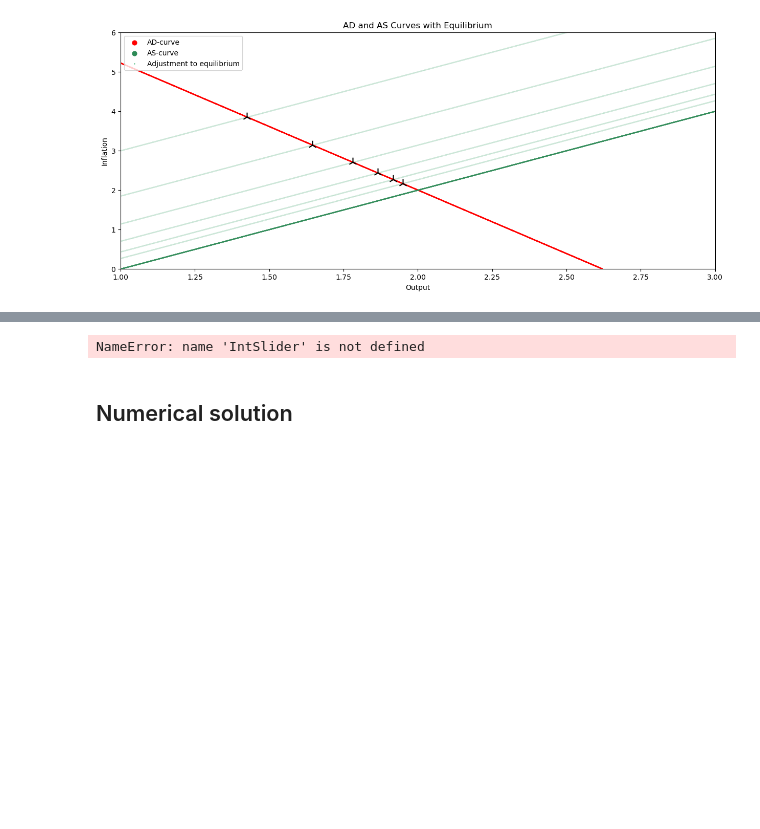
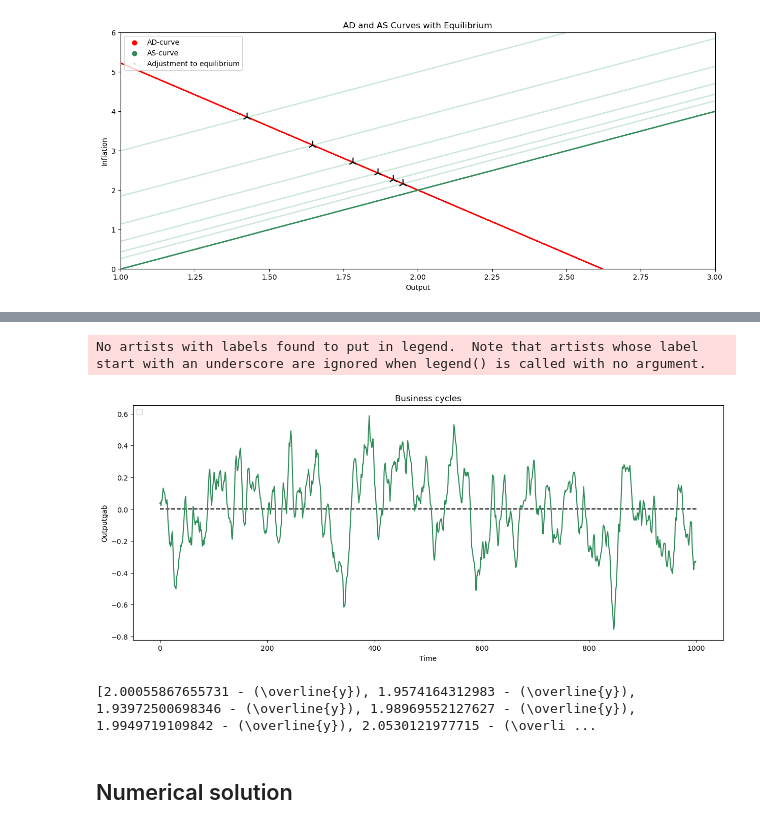
Before and after one commit to NumEconCopenhagen/projects-2024-anders-2-don-1, a Jupyter notebook: modelproject/modelproject.ipynb, the cells around one changed output, grey strips where cells are left out. Saved outputs shown, nothing was run; the diff lists cells and outputs as text; code cells hidden in the pictures; blank space fills up the shorter version.

```diff
--- a/modelproject/modelproject.ipynb
+++ b/modelproject/modelproject.ipynb
@@ -164,7 +164,7 @@ equilibrium_outputs = []
 
 inf_t_minus_one = 2
 #Creating the AD-curve visually:
-for i in range(7):
+for i in range(20):
     output_values_demand = []
     output_values_supply = []
     equilibrium_deviations = []
@@ -221,7 +221,7 @@ plt.scatter(AS_curves[0],inflation_values, s=0.1, color='seagreen', label='AS-cu
 
 
 #Plot the curves out of equilibrium
-for AS_curve in AS_curves[1:]:
+for AS_curve in AS_curves[1:7]:
     index = AS_curves.index(AS_curve)
     if index == 1:
         plt.scatter(AS_curve,inflation_values, s=0.001, color='mediumseagreen', label='Adjustment to equilibrium')
@@ -244,25 +286,25 @@ plt.figure(figsize=(15, 6))
 
 inflation_values = np.linspace(0,10,10000)
 
-AS_curves = []
-equilibrium_inflations = []
-equilibrium_outputs = []
 
+outputgabs = []
+
+lastshock = 0
 
 inf_t_minus_one = 2
 #Creating the AD-curve visually:
-for i in range(7):
+for i in range(1000):
     output_values_demand = []
     output_values_supply = []
     equilibrium_deviations = []
+    supply_shock = np.random.normal(0, 0.1)
+    s = 0.9*lastshock + supply_shock
     for inflation in inflation_values:
         #Assumptions
         y_bar,g_bar,alpha1, alpha2, pi_target, H, B, g, gamma = 2, 2, 1.2, 0.9, 2, 0.5, 0.5, 2, 2
 
-        if i == 1:
-            s = 3
-        else:
-            s = 0
+
+
 
 
 
@@ -276,56 +318,50 @@ for i in range(7):
 
 
         #Adding to lists
         output_values_demand.append(y_demand)
         output_values_supply.append(y_supply)
         equilibrium_deviations.append(equilibrium_deviation)
 
 
 
     AS_curves.append(output_values_supply)
 
 
 
 
     # Find the index of the minimum difference
     equilibrium_index = np.argmin(equilibrium_deviations)
     equilibrium_output = output_values_demand[equilibrium_index]
     equilibrium_inflation = inflation_values[equilibrium_index]
     inf_t_minus_one = equilibrium_inflation
 
+    outputgab = equilibrium_output - y_bar
 
-    equilibrium_inflations.append(equilibrium_inflation)
-    equilibrium_outputs.append(equilibrium_output)
-
-plt.xlim(1, 3)
-plt.ylim(0, 6)
-plt.scatter(output_values_demand,inflation_values, s=0.1, color='red', label='AD-curve')
-
-
-#Plot the equilibrium AS - curve
-plt.scatter(AS_curves[0],inflation_values, s=0.1, color='seagreen', label='AS-curve')
+    outputgabs.append(outputgab)
+    lastshock = s
 
 
 
-#Plot the curves out of equilibrium
-for AS_curve in AS_curves[1:]:
-    index = AS_curves.index(AS_curve)
-    if index == 1:
-        plt.scatter(AS_curve,inflation_values, s=0.001, color='mediumseagreen', label='Adjustment to equilibrium')
-    else:
-        plt.scatter(AS_curve,inflation_values, s=0.001, color='mediumseagreen')
-
-    plt.scatter(equilibrium_outputs[index],equilibrium_inflations[index], s=160, color='black', marker="2")
 
 
-plt.xlabel('Output')
-plt.ylabel('Inflation')
-plt.title('AD and AS Curves with Equilibrium')
+plt.hlines(y=0, xmin=0, xmax=1000, colors='black', linestyles='--')
+
+plt.plot(outputgabs, markersize=6, color='seagreen')
+
+plt.xlabel('Time')
+plt.ylabel('Outputgab')
+plt.title('Business cycles')
 plt.legend(loc='upper left',scatterpoints=1, markerscale=20)
 
 plt.show()
 # %% [output]
-NameError: name 'IntSlider' is not defined
+No artists with labels found to put in legend.  Note that artists whose label start with an underscore are ignored when legend() is called with no argument.
+[figure, added]
+# %%
+non_numeric_values = [x for x in outputgabs if not isinstance(x, (int, float))]
+print(non_numeric_values)
+# %% [output]
+[2.00055867655731 - (\overline{y}), 1.9574164312983 - (\overline{y}), 1.93972500698346 - (\overline{y}), 1.98969552127627 - (\overline{y}), 1.9949719109842 - (\overline{y}), 2.0530121977715 - (\overli ...
 # %% [markdown]
 ## Numerical solution
 # %% [markdown]
```
Also changed, not shown: parts of 2 cells of this notebook.
